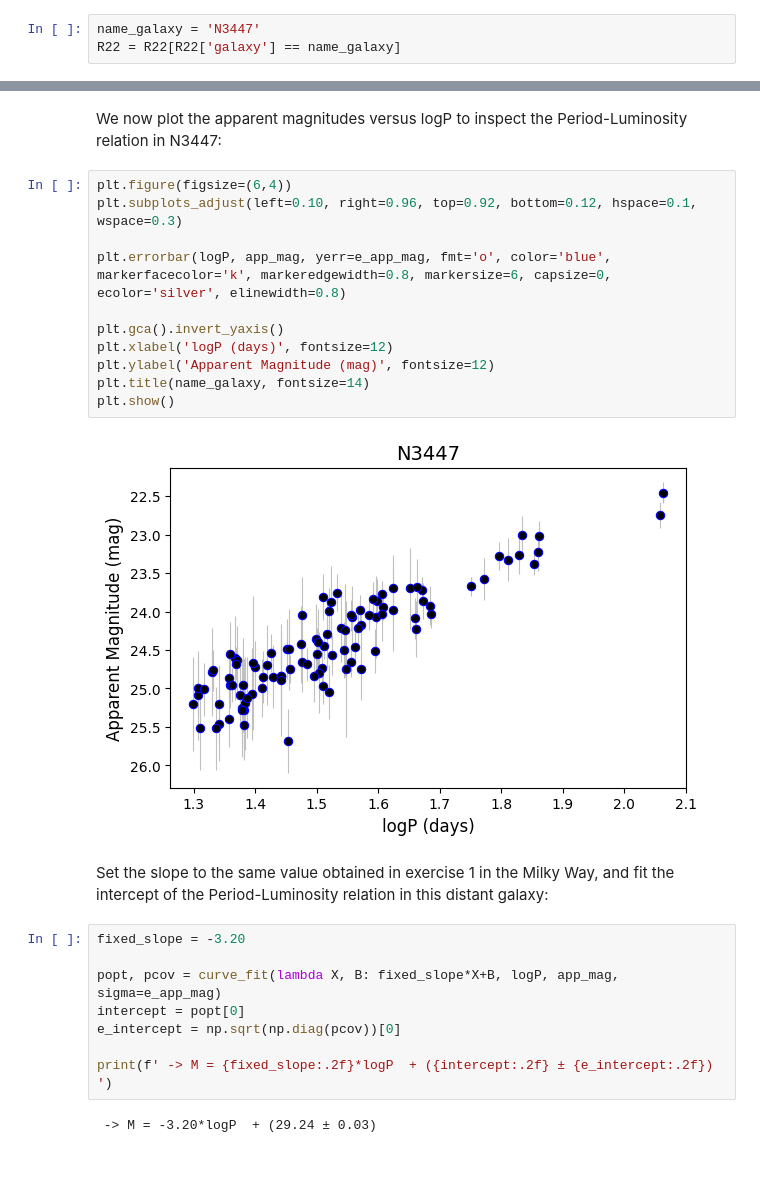
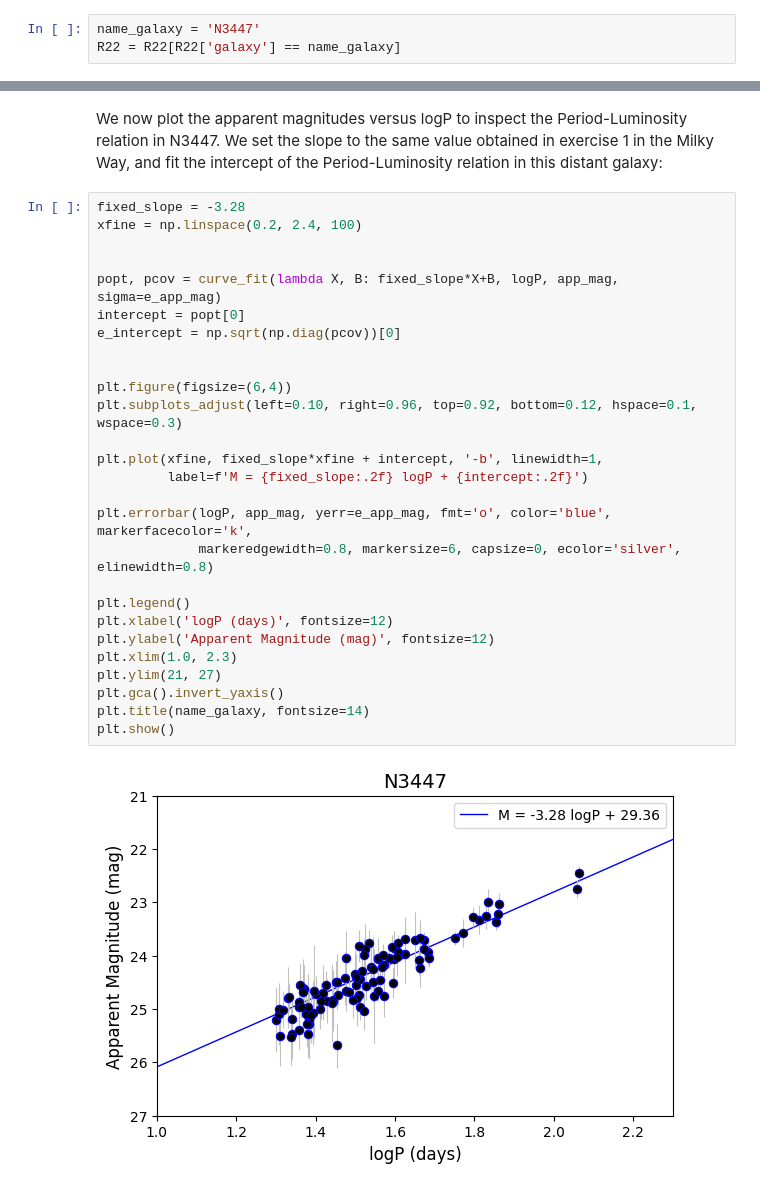
Before and after one commit to lbreuval/Tutorials_Cosmoverse, a Jupyter notebook: CosmoVerse_Cepheids_Tutorial_2.ipynb, the cells around one changed output, grey strips where cells are left out. Drawn from its saved outputs; the diff is of its cells as text; blank space fills up the shorter version.

```diff
--- a/CosmoVerse_Cepheids_Tutorial_2.ipynb
+++ b/CosmoVerse_Cepheids_Tutorial_2.ipynb
@@ -42,32 +49,36 @@ color, ecolor = list(R22['color']), list(R22['e_color'])
 app_mag   = [F160W[i] - 0.386*color[i] for i in range(len(R22))]
 e_app_mag = [ np.sqrt(eF160W[i]**2 + (0.386*ecolor[i])**2) for i in range(len(R22))]
 # %% [markdown]
-We now plot the apparent magnitudes versus logP to inspect the Period-Luminosity relation in N3447:
+We now plot the apparent magnitudes versus logP to inspect the Period-Luminosity relation in N3447. We set the slope to the same value obtained in exercise 1 in the Milky Way, and fit the intercept of the Period-Luminosity relation in this distant galaxy:
 # %%
+fixed_slope = -3.28
+xfine = np.linspace(0.2, 2.4, 100)
+
+
+popt, pcov = curve_fit(lambda X, B: fixed_slope*X+B, logP, app_mag, sigma=e_app_mag)
+intercept = popt[0]
+e_intercept = np.sqrt(np.diag(pcov))[0]
+
+
 plt.figure(figsize=(6,4))
 plt.subplots_adjust(left=0.10, right=0.96, top=0.92, bottom=0.12, hspace=0.1, wspace=0.3)
 
-plt.errorbar(logP, app_mag, yerr=e_app_mag, fmt='o', color='blue', markerfacecolor='k', markeredgewidth=0.8, markersize=6, capsize=0, ecolor='silver', elinewidth=0.8)
+plt.plot(xfine, fixed_slope*xfine + intercept, '-b', linewidth=1,
+         label=f'M = {fixed_slope:.2f} logP + {intercept:.2f}')
 
-plt.gca().invert_yaxis()
+plt.errorbar(logP, app_mag, yerr=e_app_mag, fmt='o', color='blue', markerfacecolor='k',
+             markeredgewidth=0.8, markersize=6, capsize=0, ecolor='silver', elinewidth=0.8)
+
+plt.legend()
 plt.xlabel('logP (days)', fontsize=12)
 plt.ylabel('Apparent Magnitude (mag)', fontsize=12)
+plt.xlim(1.0, 2.3)
+plt.ylim(21, 27)
+plt.gca().invert_yaxis()
 plt.title(name_galaxy, fontsize=14)
 plt.show()
 # %% [output]
-[figure, old version]
+[figure, new version]
-# %% [markdown]
-Set the slope to the same value obtained in exercise 1 in the Milky Way, and fit the intercept of the Period-Luminosity relation in this distant galaxy:
-# %%
-fixed_slope = -3.20
-
-popt, pcov = curve_fit(lambda X, B: fixed_slope*X+B, logP, app_mag, sigma=e_app_mag)
-intercept = popt[0]
-e_intercept = np.sqrt(np.diag(pcov))[0]
-
-print(f' -> M = {fixed_slope:.2f}*logP  + ({intercept:.2f} ± {e_intercept:.2f}) ')
-# %% [output]
- -> M = -3.20*logP  + (29.24 ± 0.03)
 # %% [markdown]
 Finally, we can measure the distance modulus ($\mu$) of this galaxy, compared to the Milky Way calibration: <br>
 
```
Also changed, not shown: parts of 8 cells of this notebook, 2 other files.
